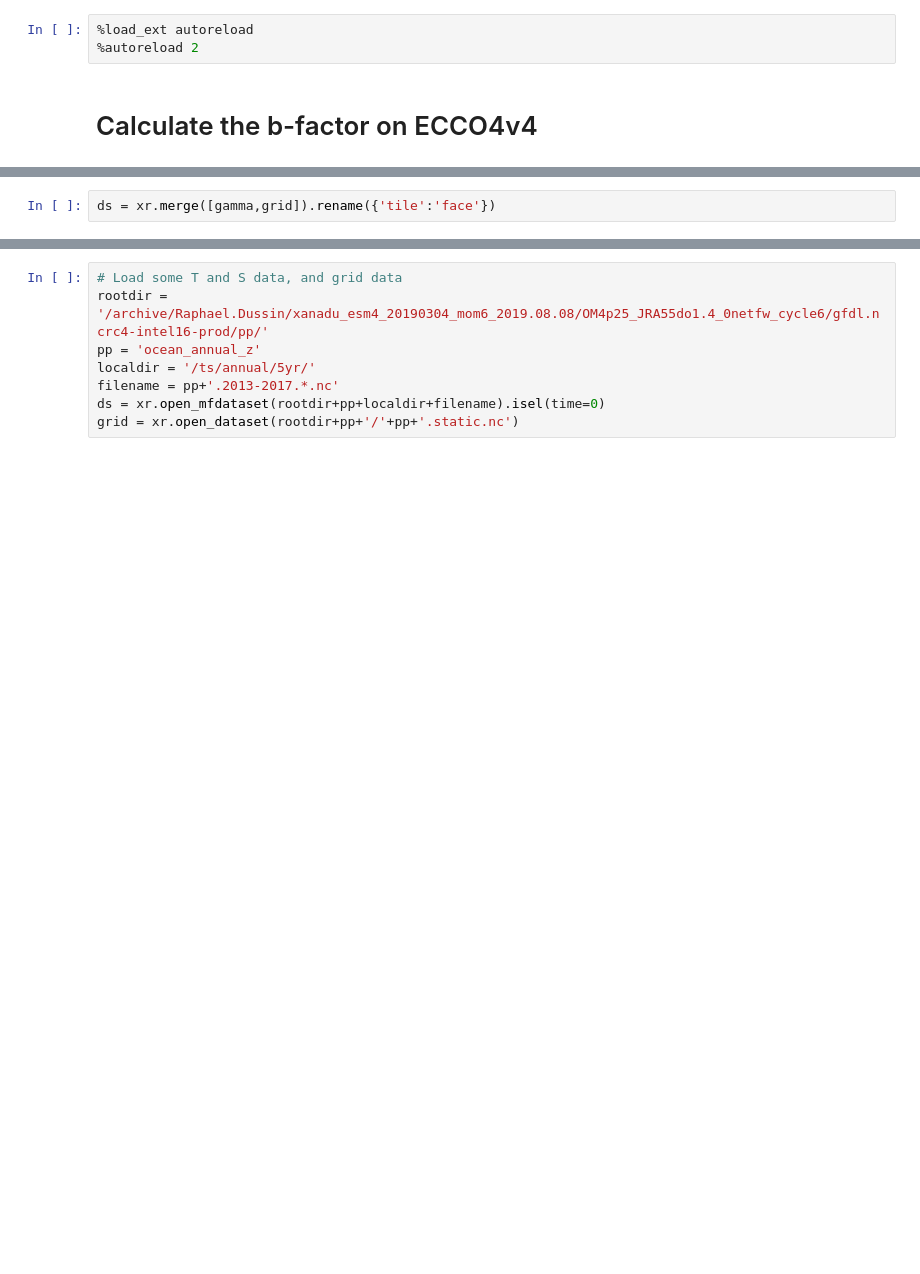
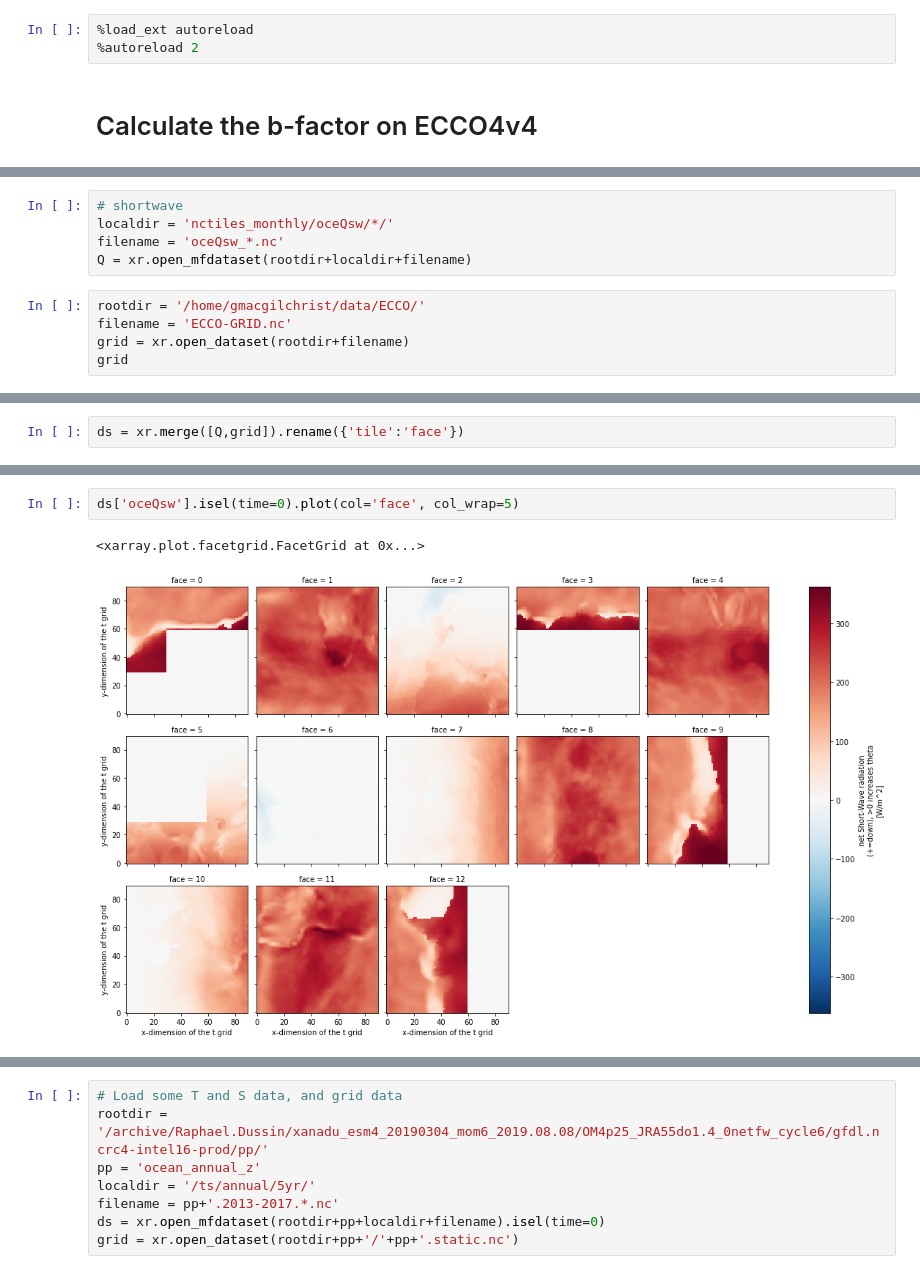
Before and after one commit to gmacgilchrist/wmt_bgc, a Jupyter notebook: notebooks/calc_bfactor_ECCO4v4.ipynb, the cells around one changed output, grey strips where cells are left out. Saved outputs shown, nothing was run; the diff lists cells and outputs as text; blank space fills up the shorter version.

```diff
--- a/notebooks/calc_bfactor_ECCO4v4.ipynb
+++ b/notebooks/calc_bfactor_ECCO4v4.ipynb
@@ -52,0 +120,10 @@ Data variables:
+# %%
+# shortwave
+localdir = 'nctiles_monthly/oceQsw/*/'
+filename = 'oceQsw_*.nc'
+Q = xr.open_mfdataset(rootdir+localdir+filename)
+# %%
+rootdir = '/home/gmacgilchrist/data/ECCO/'
+filename = 'ECCO-GRID.nc'
+grid = xr.open_dataset(rootdir+filename)
+grid
@@ -53,2 +148,2 @@ Data variables:
 # %%
-ds = xr.merge([gamma,grid]).rename({'tile':'face'})
+ds = xr.merge([Q,grid]).rename({'tile':'face'})
@@ -102,0 +208,5 @@ KeyboardInterrupt:
+# %%
+ds['oceQsw'].isel(time=0).plot(col='face', col_wrap=5)
+# %% [output]
+<xarray.plot.facetgrid.FacetGrid at 0x...>
+[figure, added]
```
Also changed, not shown: parts of 11 cells of this notebook.
